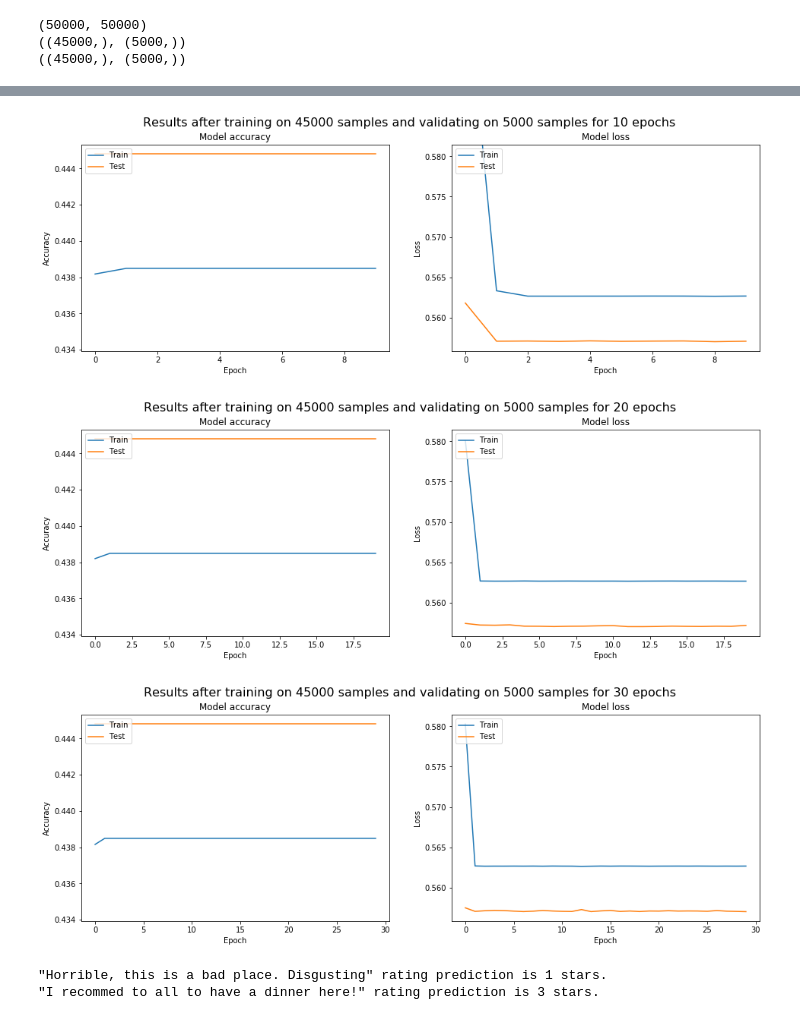
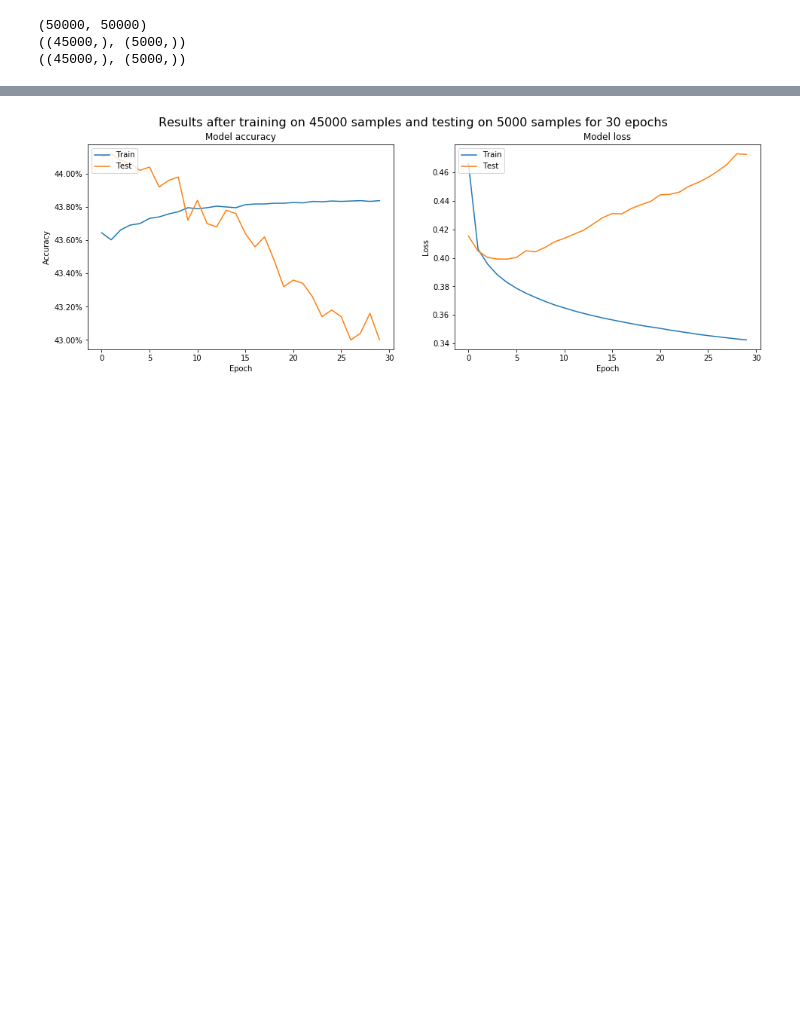
Before and after one commit to lorenzovngl/analysis-of-yelp-open-dataset, a Jupyter notebook: notebooks/reviews_classification.ipynb, the cells around one changed output, grey strips where cells are left out. Drawn from its saved outputs; the diff is of its cells as text; code cells hidden in the pictures; blank space fills up the shorter version.

```diff
--- a/notebooks/reviews_classification.ipynb
+++ b/notebooks/reviews_classification.ipynb
@@ -69,7 +53,7 @@ for text in df.text:
     sentences.append(text)
 
 labels = []
-for star in df.stars_r:
+for star in df.stars:
     labels.append(star)
 
 print(len(sentences), len(labels))
@@ -103,8 +87,8 @@ print(np.shape(train_labels), np.shape(test_labels))
 ((45000,), (5000,))
 # %%
 vocab_size = 10000
-embedding_dim = 64
-max_length = 500
+embedding_dim = 16
+max_length = 100
 # %%
 # tokenization phase, may takes few minutes
 
@@ -131,9 +115,6 @@ model = tf.keras.Sequential([
     tf.keras.layers.Embedding(vocab_size, embedding_dim, input_length=max_length),
     tf.keras.layers.GlobalAveragePooling1D(),
     tf.keras.layers.Dense(24, activation='relu'),
-    tf.keras.layers.Dense(12, activation='relu'),
-    tf.keras.layers.Dense(6, activation='relu'),
-    tf.keras.layers.Dense(3, activation='relu'),
     tf.keras.layers.Dense(1, activation='sigmoid')
 ])
 
@@ -163,7 +143,7 @@ _________________________________________________________________
 # %%
 # train the model
 
-epochs = [10,20,30]
+epochs = [30]
 history = []
 
 for ep in epochs:
@@ -191,64 +171,48 @@ Epoch 30/30
 # %%
 # print results
 
 import matplotlib.pyplot as plt
-
-min_accuracy = min([el for el in hist.history['accuracy'] for hist in history] +
-                  [el for el in hist.history['val_accuracy'] for hist in history])
-max_accuracy = max([el for el in hist.history['accuracy'] for hist in history] +
-                  [el for el in hist.history['val_accuracy'] for hist in history])
-padding_accuracy = (max_accuracy-min_accuracy)*0.05
-min_loss = min([el for el in hist.history['loss'] for hist in history] +
-                  [el for el in hist.history['val_loss'] for hist in history])
-max_loss = max([el for el in hist.history['loss'] for hist in history] +
-                  [el for el in hist.history['val_loss'] for hist in history])
-padding_loss = (max_loss-min_loss)*0.05
+from matplotlib.ticker import FuncFormatter
 
 
 for i in range(len(history)):
 
     fig, axes = plt.subplots(1, 2, figsize=(16,5))
-    fig.suptitle('Results after training on %i samples and validating on %i samples for %i epochs'
+    fig.suptitle('Results after training on %i samples and testing on %i samples for %i epochs'
                  % (train_size, size-train_size, epochs[i]), fontsize=16)
 
     # summarize history for accuracy
     axes[0].plot(history[i].history['accuracy'])
     axes[0].plot(history[i].history['val_accuracy'])
     axes[0].set_title('Model accuracy')
     axes[0].set_ylabel('Accuracy')
-    axes[0].set_ylim([min_accuracy-padding_accuracy, max_accuracy+padding_accuracy])
+    axes[0].yaxis.set_major_formatter(FuncFormatter(lambda y, _: '{:.2%}'.format(y)))
     axes[0].set_xlabel('Epoch')
     axes[0].legend(['Train', 'Test'], loc='upper left')
 
     # summarize history for loss
     axes[1].plot(history[i].history['loss'])
     axes[1].plot(history[i].history['val_loss'])
     axes[1].set_title('Model loss')
     axes[1].set_ylabel('Loss')
-    axes[1].set_ylim([min_loss-padding_loss, max_loss+padding_loss])
     axes[1].set_xlabel('Epoch')
     axes[1].legend(['Train', 'Test'], loc='upper left')
 
     plt.show()
 # %% [output]
-[figure, old version]
+[figure, new version]
-[figure, removed]
-[figure, removed]
 # %%
 # make prediction
 
-sentences = [
+sentences_p = [
     "Horrible, this is a bad place. Disgusting",
     "I recommed to all to have a dinner here!"
 ]
 
-sequences = tokenizer.texts_to_sequences(sentences)
-padded = pad_sequences(sequences, maxlen=max_length, padding='post')
+sequences_p = tokenizer.texts_to_sequences(sentences_p)
+padded_p = pad_sequences(sequences_p, maxlen=max_length, padding='post')
 
-result = model.predict(padded)
+result = model.predict(padded_p)
 
 for i in range(len(result)):
-    print('"%s" rating prediction is %i stars.' % (sentences[i], round(result[i]*5)))
+    print('"%s" rating prediction is %i stars.' % (sentences_p[i], round(result[i]*5)))
-# %% [output]
-"Horrible, this is a bad place. Disgusting" rating prediction is 1 stars.
-"I recommed to all to have a dinner here!" rating prediction is 3 stars.
```
Also changed, not shown: parts of 9 cells of this notebook, 8 other files.
